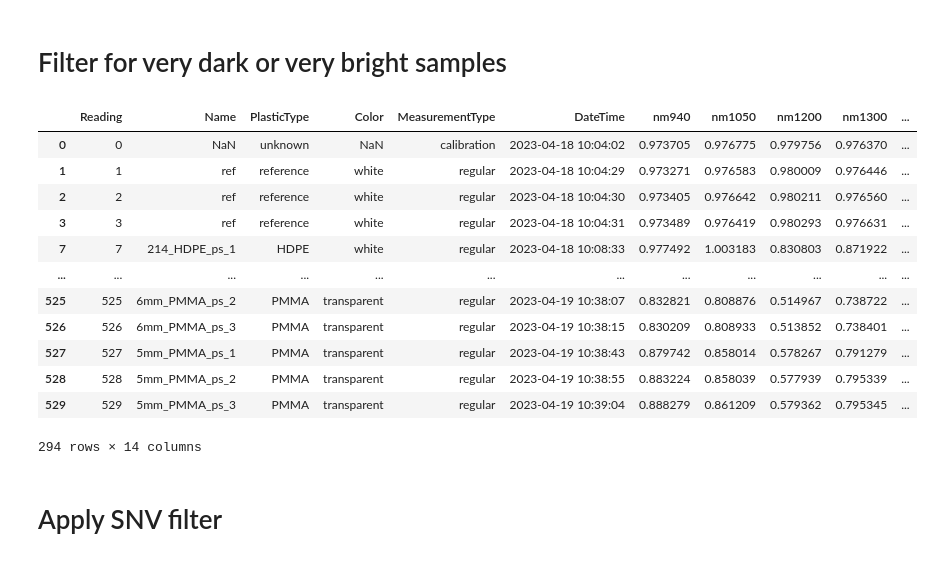
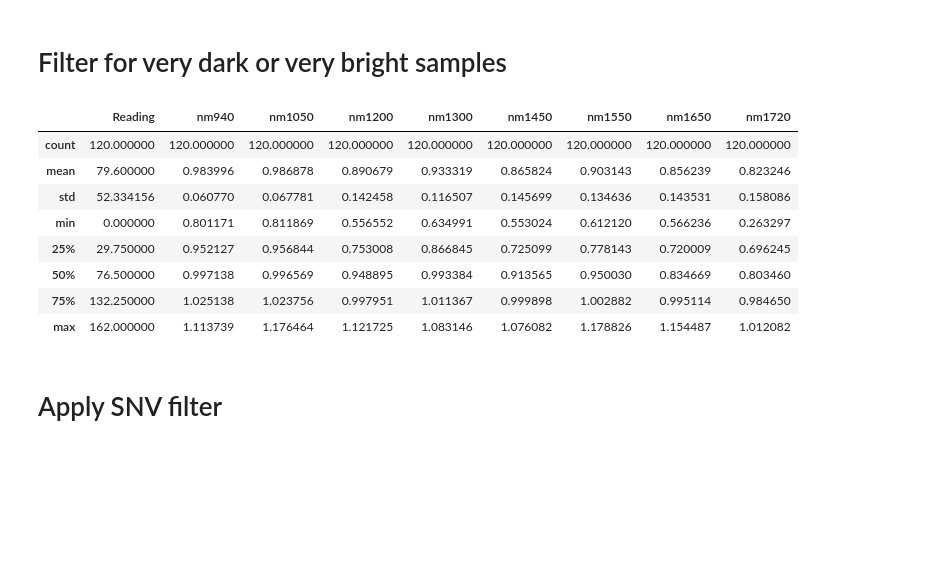
Before and after one commit to Plastic-Scanner/Data, a Jupyter notebook: data-analysis/python/data_analysis.ipynb, the cells around one changed output. Cells and saved outputs as stored; diff of their text form; code cells hidden in the pictures; blank space fills up the shorter version.

```diff
--- a/data-analysis/python/data_analysis.ipynb
+++ b/data-analysis/python/data_analysis.ipynb
@@ -3,7 +3,13 @@ Import dataset
 # %%
 # step 1: import the .csv into 1 big dataframe from this url: https://raw.githubusercontent.com/Plastic-Scanner/data/main/data/20230419_DB2.1_fourth_dataset/measurement.csv
 import pandas as pd
-url = 'https://raw.githubusercontent.com/Plastic-Scanner/data/main/data/20230419_DB2.1_fourth_dataset/measurement.csv'
+#url = 'https://raw.githubusercontent.com/Plastic-Scanner/data/main/data/20230117_DB2.1_second_dataset/measurement.csv'
+#url = 'https://raw.githubusercontent.com/Plastic-Scanner/data/main/data/20230301_DB2.1_third_dataset/measurement.csv'
+#url = 'https://raw.githubusercontent.com/Plastic-Scanner/data/main/data/20230419_DB2.1_fourth_dataset/measurement.csv'
+#url = 'https://raw.githubusercontent.com/Plastic-Scanner/data/main/data/20230508_DB2.2_first_dataset/measurement.csv'
+#url = 'https://raw.githubusercontent.com/Plastic-Scanner/data/main/data/20230522_DB2.2_second_dataset/measurement.csv'
+url = 'https://raw.githubusercontent.com/Plastic-Scanner/data/main/data/20230523_DB2.2_third_dataset/measurement.csv'
+
 df = pd.read_csv(url, sep=',')
 # %%
 #drop all the columns after the column named "nm1720"
@@ -26,3 +32,6 @@ df
+# %%
+#drop all the rows with 'metal' as Color
+df = df[df.Color != 'metal']
 # %% [markdown]
 # Find reference data
 and check if their standard deviation differs greatly
@@ -68,23 +73,19 @@ df_norm
 # %%
 # go through the df_norm dataframe and delete all the rows that have a value that is smaller than "TooDark"value in the column "nm940" and bigger than "TooBright" value in the column "nm940"
 TooBright = 1.2
 TooDark = 0.8
 df_norm = df_norm[(df_norm['nm940'] < TooBright) & (df_norm['nm940'] > TooDark)]
-df_norm
+df_norm.describe()
 # %% [output]
-|  | Reading | Name | PlasticType | Color | MeasurementType | DateTime | nm940 | nm1050 | nm1200 | nm1300 | ... |
-| 0 | 0 | NaN | unknown | NaN | calibration | 2023-04-18 10:04:02 | 0.973705 | 0.976775 | 0.979756 | 0.976370 | ... |
-| 1 | 1 | ref | reference | white | regular | 2023-04-18 10:04:29 | 0.973271 | 0.976583 | 0.980009 | 0.976446 | ... |
-| 2 | 2 | ref | reference | white | regular | 2023-04-18 10:04:30 | 0.973405 | 0.976642 | 0.980211 | 0.976560 | ... |
-| 3 | 3 | ref | reference | white | regular | 2023-04-18 10:04:31 | 0.973489 | 0.976419 | 0.980293 | 0.976631 | ... |
-| 7 | 7 | 214_HDPE_ps_1 | HDPE | white | regular | 2023-04-18 10:08:33 | 0.977492 | 1.003183 | 0.830803 | 0.871922 | ... |
-| ... | ... | ... | ... | ... | ... | ... | ... | ... | ... | ... | ... |
-| 525 | 525 | 6mm_PMMA_ps_2 | PMMA | transparent | regular | 2023-04-19 10:38:07 | 0.832821 | 0.808876 | 0.514967 | 0.738722 | ... |
-| 526 | 526 | 6mm_PMMA_ps_3 | PMMA | transparent | regular | 2023-04-19 10:38:15 | 0.830209 | 0.808933 | 0.513852 | 0.738401 | ... |
-| 527 | 527 | 5mm_PMMA_ps_1 | PMMA | transparent | regular | 2023-04-19 10:38:43 | 0.879742 | 0.858014 | 0.578267 | 0.791279 | ... |
-| 528 | 528 | 5mm_PMMA_ps_2 | PMMA | transparent | regular | 2023-04-19 10:38:55 | 0.883224 | 0.858039 | 0.577939 | 0.795339 | ... |
-| 529 | 529 | 5mm_PMMA_ps_3 | PMMA | transparent | regular | 2023-04-19 10:39:04 | 0.888279 | 0.861209 | 0.579362 | 0.795345 | ... |
+|  | Reading | nm940 | nm1050 | nm1200 | nm1300 | nm1450 | nm1550 | nm1650 | nm1720 |
+| count | 120.000000 | 120.000000 | 120.000000 | 120.000000 | 120.000000 | 120.000000 | 120.000000 | 120.000000 | 120.000000 |
+| mean | 79.600000 | 0.983996 | 0.986878 | 0.890679 | 0.933319 | 0.865824 | 0.903143 | 0.856239 | 0.823246 |
+| std | 52.334156 | 0.060770 | 0.067781 | 0.142458 | 0.116507 | 0.145699 | 0.134636 | 0.143531 | 0.158086 |
+| min | 0.000000 | 0.801171 | 0.811869 | 0.556552 | 0.634991 | 0.553024 | 0.612120 | 0.566236 | 0.263297 |
+| 25% | 29.750000 | 0.952127 | 0.956844 | 0.753008 | 0.866845 | 0.725099 | 0.778143 | 0.720009 | 0.696245 |
+| 50% | 76.500000 | 0.997138 | 0.996569 | 0.948895 | 0.993384 | 0.913565 | 0.950030 | 0.834669 | 0.803460 |
+| 75% | 132.250000 | 1.025138 | 1.023756 | 0.997951 | 1.011367 | 0.999898 | 1.002882 | 0.995114 | 0.984650 |
+| max | 162.000000 | 1.113739 | 1.176464 | 1.121725 | 1.083146 | 1.076082 | 1.178826 | 1.154487 | 1.012082 |
-294 rows × 14 columns
 # %% [markdown]
 # Apply SNV filter
 # %%
```
Also changed, not shown: parts of 11 cells of this notebook.
